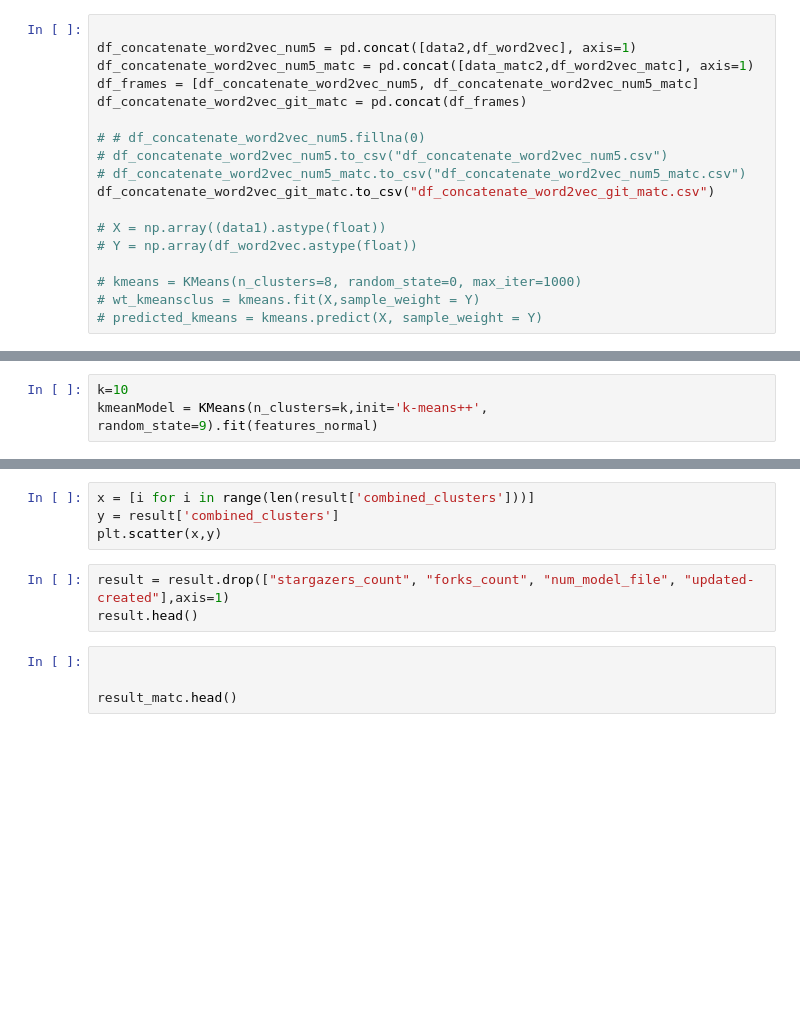
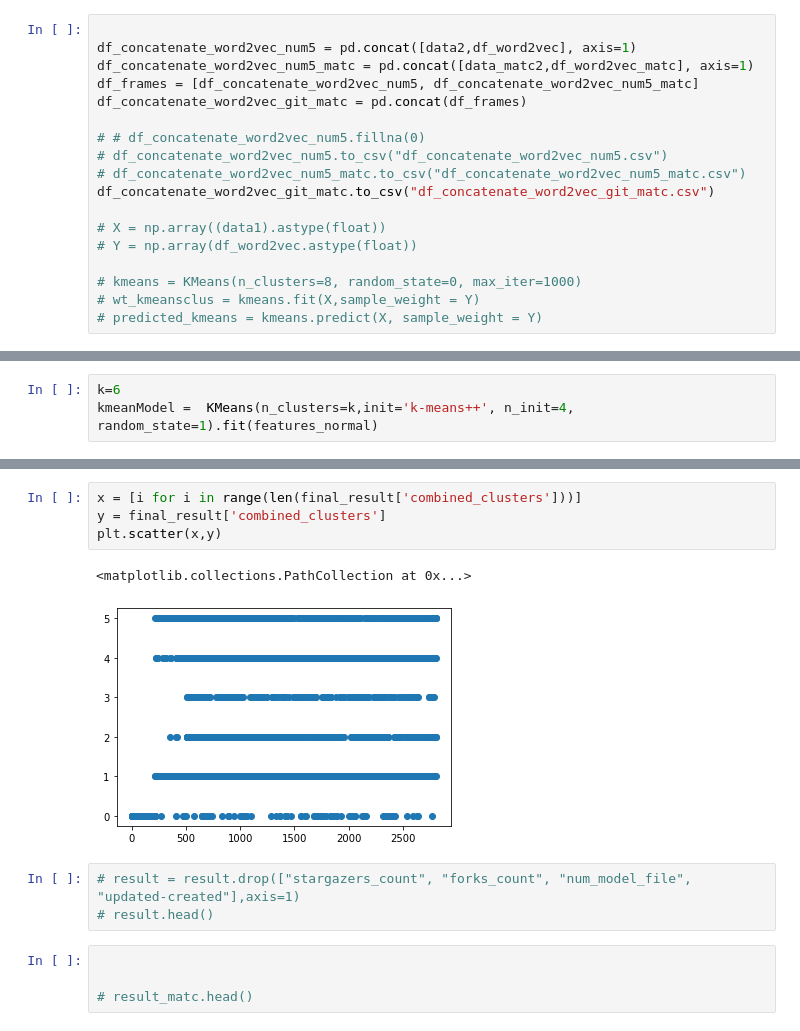
Before and after one commit to Shiva-K-7/ASE-07, a Jupyter notebook: combined_clusters_using_word2vec.ipynb, the cells around one changed output, grey strips where cells are left out. Saved outputs shown, nothing was run; the diff lists cells and outputs as text; blank space fills up the shorter version.

Commit message:
Iteration 3 - combined metrics attributes and project attributes of both github and matc into one file

```diff
--- a/combined_clusters_using_word2vec.ipynb
+++ b/combined_clusters_using_word2vec.ipynb
@@ -372,6 +372,6 @@ plt.show()
 # %%
-k=10
-kmeanModel = KMeans(n_clusters=k,init='k-means++', random_state=9).fit(features_normal)
+k=6
+kmeanModel =  KMeans(n_clusters=k,init='k-means++', n_init=4, random_state=1).fit(features_normal)
 # %%
 result = result.drop(["stargazers_count", "forks_count", "num_model_file", "updated-created"],axis=1)
 result_matc = result_matc.drop(["no_of_comments","no_of_ratings","num_model_file","downloads"],axis=1)
@@ -384,11 +397,14 @@ final_result.to_csv("df_final_result.csv")
 # %%
-x = [i for i in range(len(result['combined_clusters']))]
-y = result['combined_clusters']
+x = [i for i in range(len(final_result['combined_clusters']))]
+y = final_result['combined_clusters']
 plt.scatter(x,y)
+# %% [output]
+<matplotlib.collections.PathCollection at 0x...>
+[figure, added]
 # %%
-result = result.drop(["stargazers_count", "forks_count", "num_model_file", "updated-created"],axis=1)
-result.head()
+# result = result.drop(["stargazers_count", "forks_count", "num_model_file", "updated-created"],axis=1)
+# result.head()
 # %%
 
 
-result_matc.head()
+# result_matc.head()
```
Also changed, not shown: parts of 2 cells of this notebook, 5 other files.
